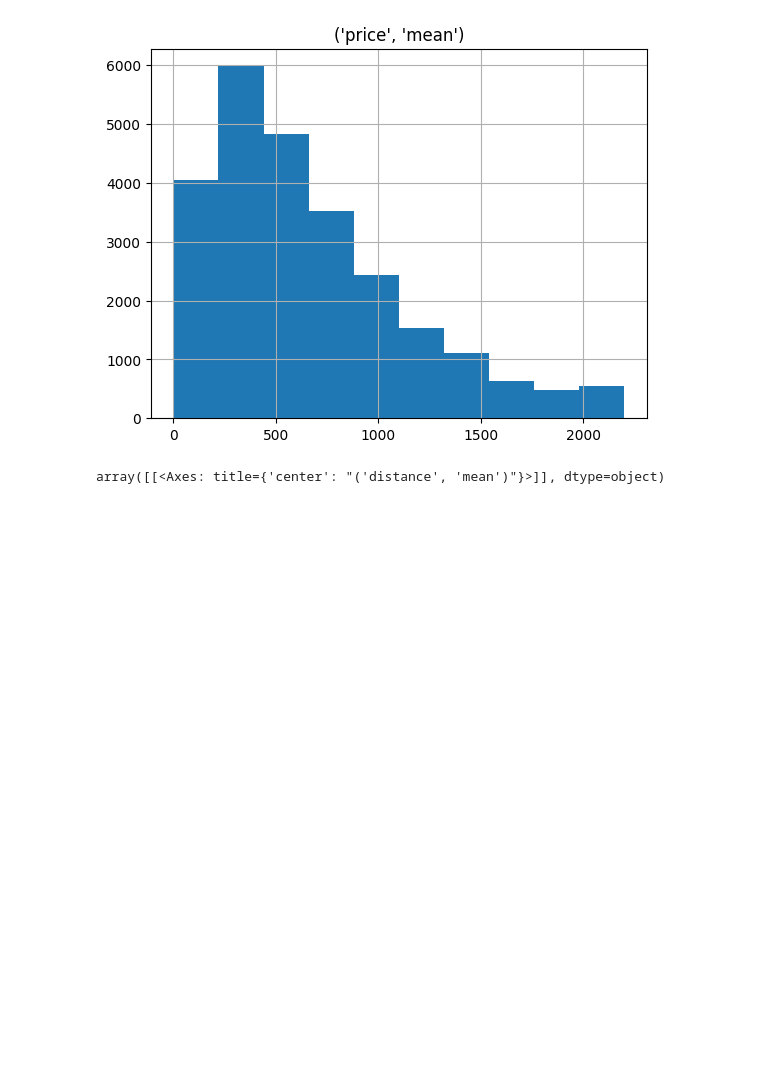
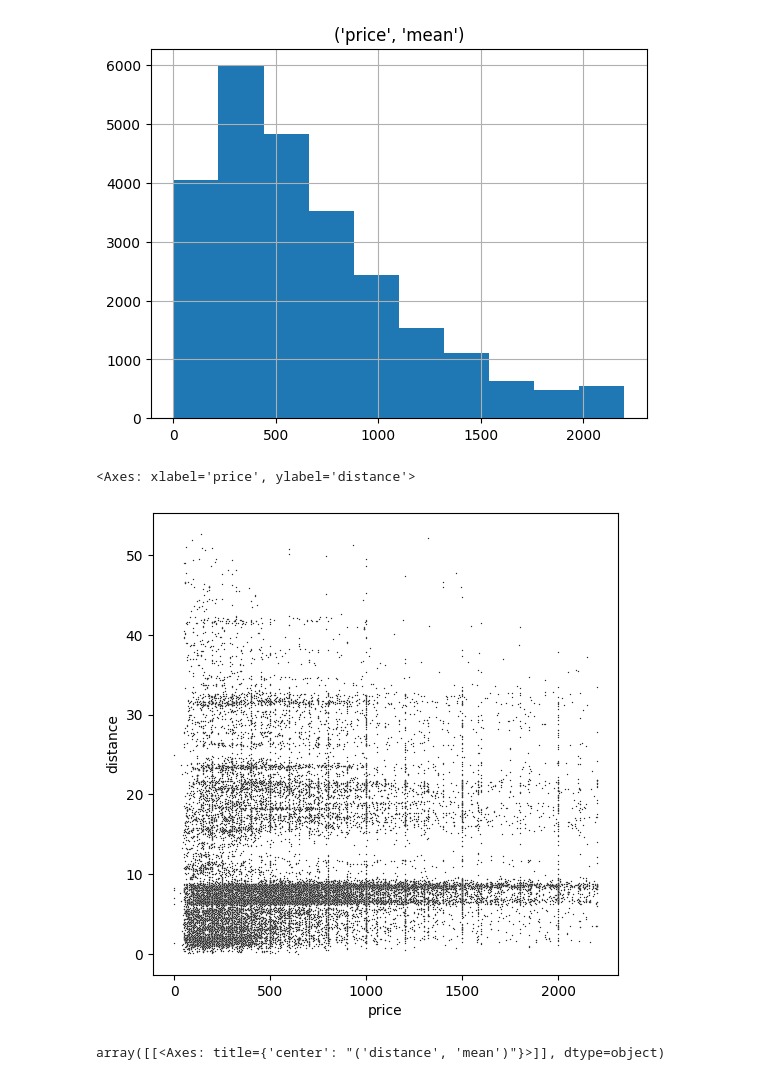
Before and after one commit to matheusogura/prediction_house_price_from_airbnb, a Jupyter notebook: Notebooks/Correlações.ipynb, the cells around one changed output. Drawn from its saved outputs; the diff is of its cells as text; code cells hidden in the pictures; blank space fills up the shorter version.

```diff
--- a/Notebooks/Correlações.ipynb
+++ b/Notebooks/Correlações.ipynb
@@ -43,4 +45,10 @@ df.groupby('distance').agg({'price':['mean']}).hist(bins=10)
 # %% [output]
 array([[<Axes: title={'center': "('price', 'mean')"}>]], dtype=object)
 [figure]
+# %%
+f, ax = plt.subplots(figsize=(6, 6))
+sns.scatterplot(x=df['price'], y=df['distance'], s=1, color=".15")
+# %% [output]
+<Axes: xlabel='price', ylabel='distance'>
+[figure, added]
 # %%
```
Also changed, not shown: parts of 8 cells of this notebook, 2 other files.
